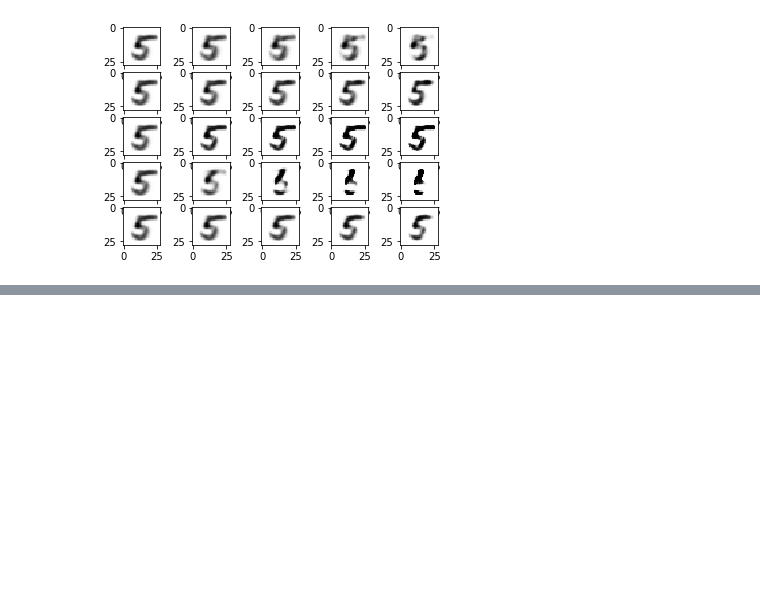
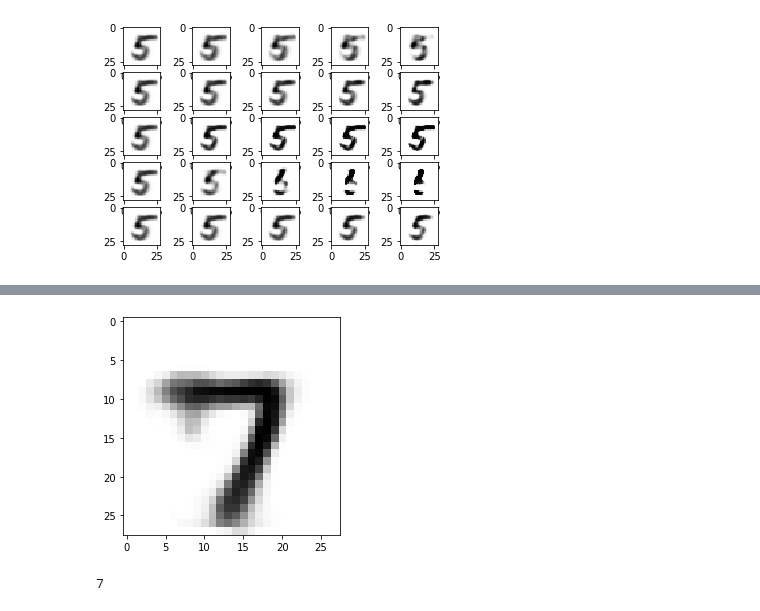
Before and after one commit to VIVelev/capsnets, a Jupyter notebook: mnist/playground.ipynb, the cells around one changed output, grey strips where cells are left out. Drawn from its saved outputs; the diff is of its cells as text; code cells hidden in the pictures; blank space fills up the shorter version.

```diff
--- a/mnist/playground.ipynb
+++ b/mnist/playground.ipynb
@@ -55,0 +67,8 @@ for feature in range(10, 15):
+# %%
+output, norm, reconstruction = capsnet(input)
+
+imshow(reconstruction[0].detach().view(28, 28).numpy())
+norm.argmax().item()
+# %% [output]
+[figure, added]
+7
```
Also changed, not shown: parts of 4 cells of this notebook, 6 other files.
